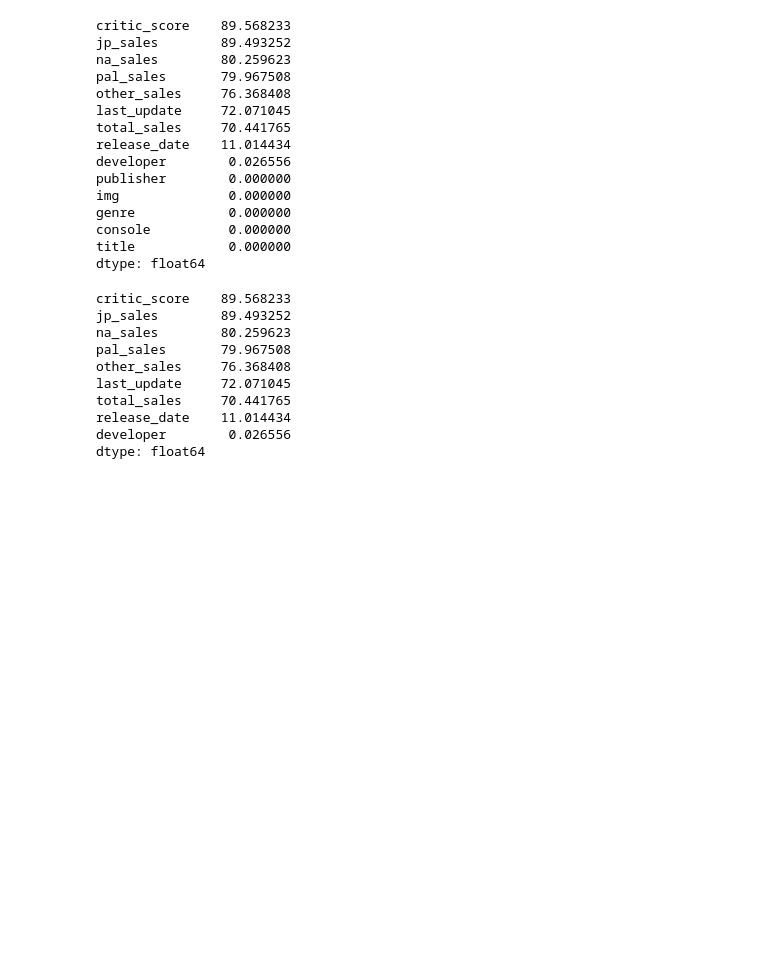
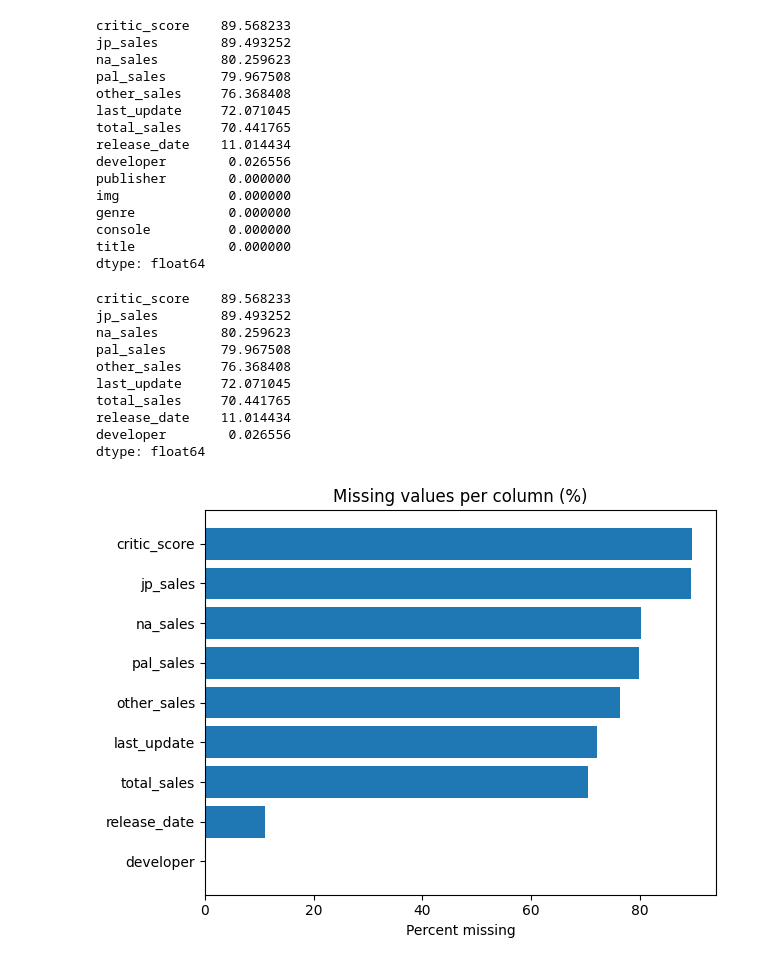
Before and after one commit to GPannu77/video-game-sales-cleaning, a Jupyter notebook: notebooks/01_audit.ipynb, the cells around one changed output. Cells and saved outputs as stored; diff of their text form; code cells hidden in the pictures; blank space fills up the shorter version.

Commit message:
plot missing values per column as a percentage

```diff
--- a/notebooks/01_audit.ipynb
+++ b/notebooks/01_audit.ipynb
@@ -118,3 +118,12 @@ total_sales     70.441765
 release_date    11.014434
 developer        0.026556
 dtype: float64
+# %%
+plt.barh(missing_pct.index, missing_pct.values)
+plt.title("Missing values per column (%)")
+plt.xlabel("Percent missing")
+plt.gca().invert_yaxis()
+plt.tight_layout()
+plt.show()
+# %% [output]
+[figure, added]
```
